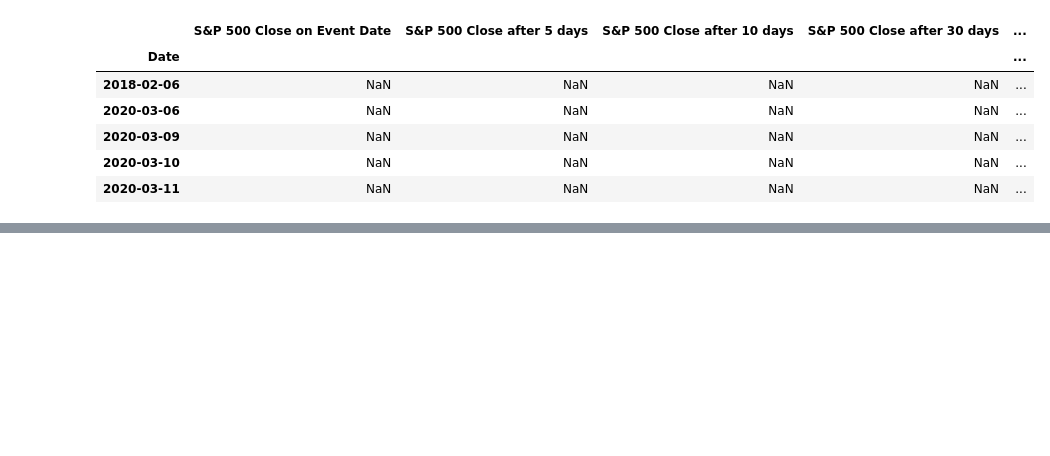
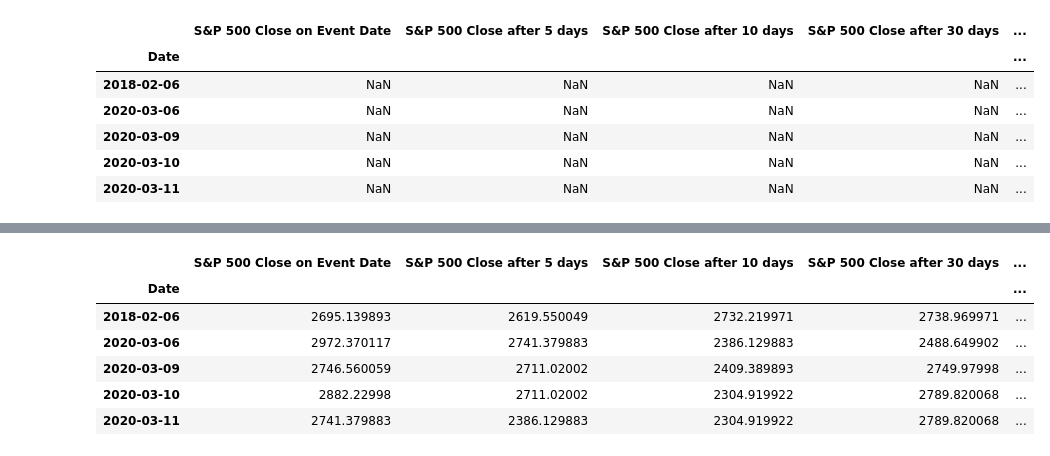
Before and after one commit to brian-m0k/Stock-Traders-Almanac-Financial-Markets-Seasonality-Analysis-with-Python, a Jupyter notebook: Financial_Data_Slicing_Operations.ipynb, the cells around one changed output, grey strips where cells are left out. Saved outputs shown, nothing was run; the diff lists cells and outputs as text; code cells hidden in the pictures; blank space fills up the shorter version.

```diff
--- a/Financial_Data_Slicing_Operations.ipynb
+++ b/Financial_Data_Slicing_Operations.ipynb
@@ -179,0 +189,25 @@ display(sp500_future_values.head())
+# %%
+for event_date in event_dates:
+    # Get S&P 500 close on event date
+    event_date_sp500_close = sp500_data.loc[sp500_data.index == event_date, ('Close', '^GSPC')]
+    if not event_date_sp500_close.empty:
+        sp500_future_values.loc[event_date, 'S&P 500 Close on Event Date'] = event_date_sp500_close.iloc[0]
+
+    # Calculate and get future S&P 500 close prices
+    for days in [5, 10, 30, 60, 90]:
+        future_date = event_date + timedelta(days=days)
+        # Find the closest date in sp500_data index using asof
+        closest_future_date = sp500_data.index.asof(future_date)
+        if closest_future_date:
+            future_sp500_close = sp500_data.loc[closest_future_date, ('Close', '^GSPC')]
+            sp500_future_values.loc[event_date, f'S&P 500 Close after {days} days'] = future_sp500_close
+
+display(sp500_future_values.head())
+# %% [output]
+|  | S&P 500 Close on Event Date | S&P 500 Close after 5 days | S&P 500 Close after 10 days | S&P 500 Close after 30 days | ... |
+| Date |  |  |  |  | ... |
+| 2018-02-06 | 2695.139893 | 2619.550049 | 2732.219971 | 2738.969971 | ... |
+| 2020-03-06 | 2972.370117 | 2741.379883 | 2386.129883 | 2488.649902 | ... |
+| 2020-03-09 | 2746.560059 | 2711.02002 | 2409.389893 | 2749.97998 | ... |
+| 2020-03-10 | 2882.22998 | 2711.02002 | 2304.919922 | 2789.820068 | ... |
+| 2020-03-11 | 2741.379883 | 2386.129883 | 2304.919922 | 2789.820068 | ... |
```
Also changed, not shown: parts of 11 cells of this notebook, 1 other file.
